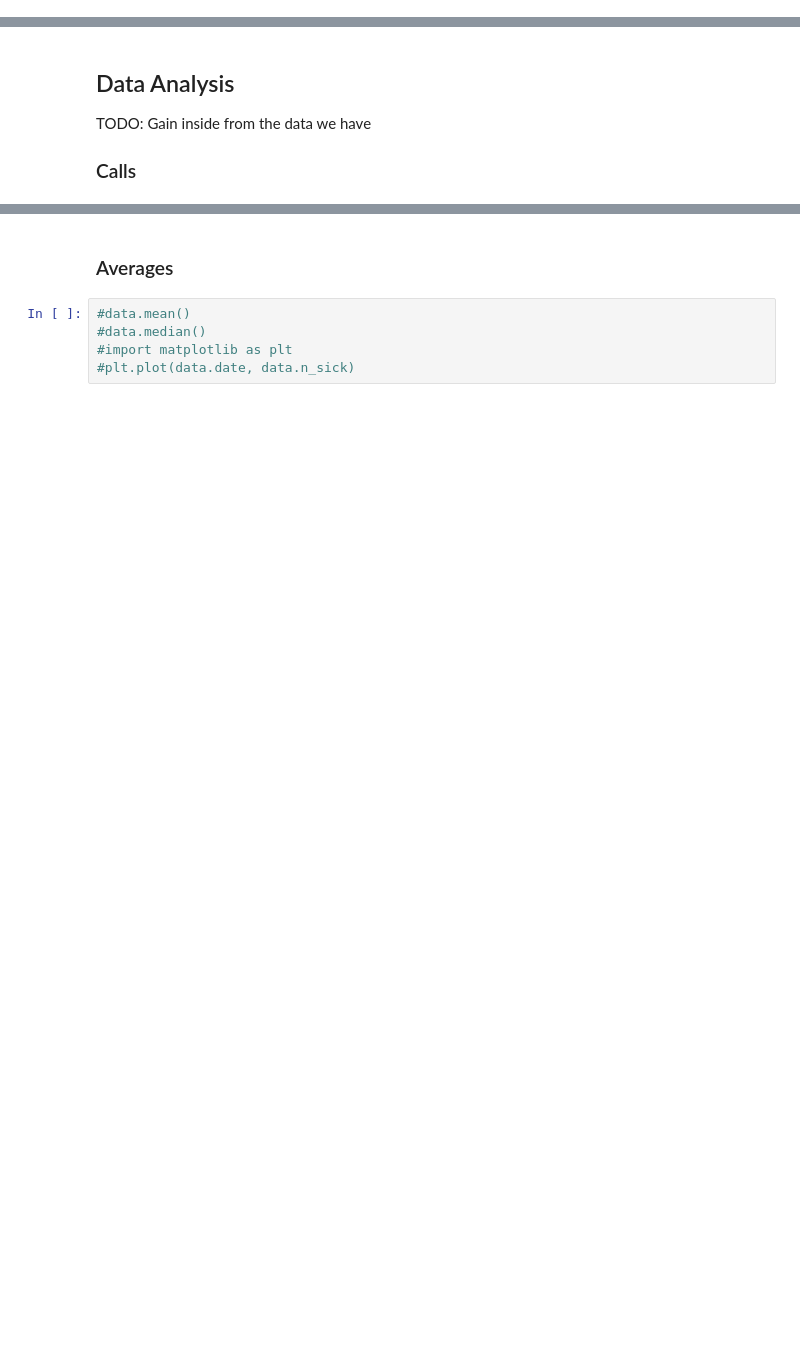
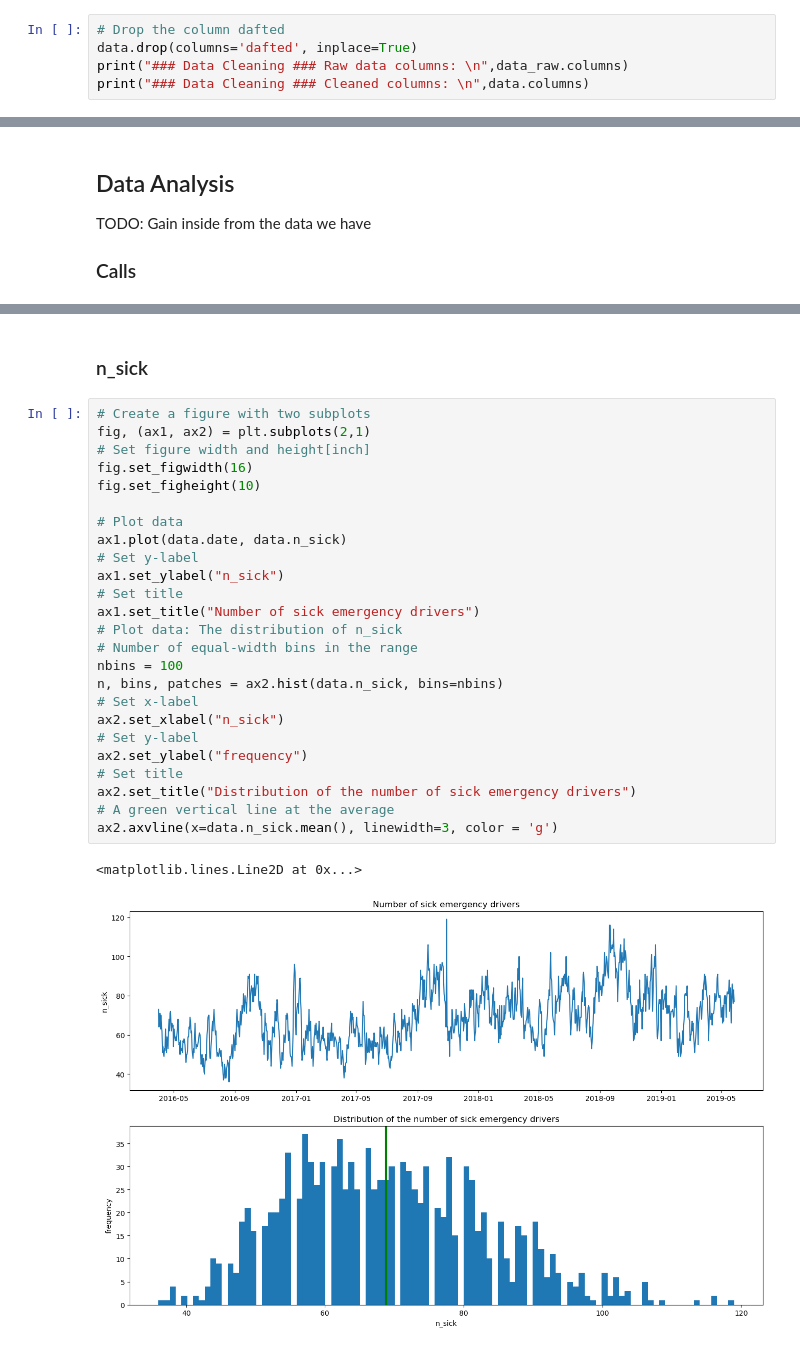
Before and after one commit to finkbefl/model_engineering_duty_schedule, a Jupyter notebook: docs/data/eda/exploratory_data_analysis.ipynb, the cells around one changed output, grey strips where cells are left out. Saved outputs shown, nothing was run; the diff lists cells and outputs as text; blank space fills up the shorter version.

```diff
--- a/docs/data/eda/exploratory_data_analysis.ipynb
+++ b/docs/data/eda/exploratory_data_analysis.ipynb
@@ -118,0 +228,5 @@ There are no missing values within the dataset.
+# %%
+# Drop the column dafted
+data.drop(columns='dafted', inplace=True)
+print("### Data Cleaning ### Raw data columns: \n",data_raw.columns)
+print("### Data Cleaning ### Cleaned columns: \n",data.columns)
@@ -142,8 +259,31 @@ Text(0.5, 1.0, 'Number of emergency calls')
 [figure]
 # %% [markdown]
-### Averages
+### n_sick
-# %%
-#data.mean()
-#data.median()
-#import matplotlib as plt
-#plt.plot(data.date, data.n_sick)
+# %%
+# Create a figure with two subplots
+fig, (ax1, ax2) = plt.subplots(2,1)
+# Set figure width and height[inch]
+fig.set_figwidth(16)
+fig.set_figheight(10)
+
+# Plot data
+ax1.plot(data.date, data.n_sick)
+# Set y-label
+ax1.set_ylabel("n_sick")
+# Set title
+ax1.set_title("Number of sick emergency drivers")
+# Plot data: The distribution of n_sick
+# Number of equal-width bins in the range
+nbins = 100
+n, bins, patches = ax2.hist(data.n_sick, bins=nbins)
+# Set x-label
+ax2.set_xlabel("n_sick")
+# Set y-label
+ax2.set_ylabel("frequency")
+# Set title
+ax2.set_title("Distribution of the number of sick emergency drivers")
+# A green vertical line at the average
+ax2.axvline(x=data.n_sick.mean(), linewidth=3, color = 'g')
+# %% [output]
+<matplotlib.lines.Line2D at 0x...>
+[figure, added]
```
Also changed, not shown: parts of 22 cells of this notebook.
